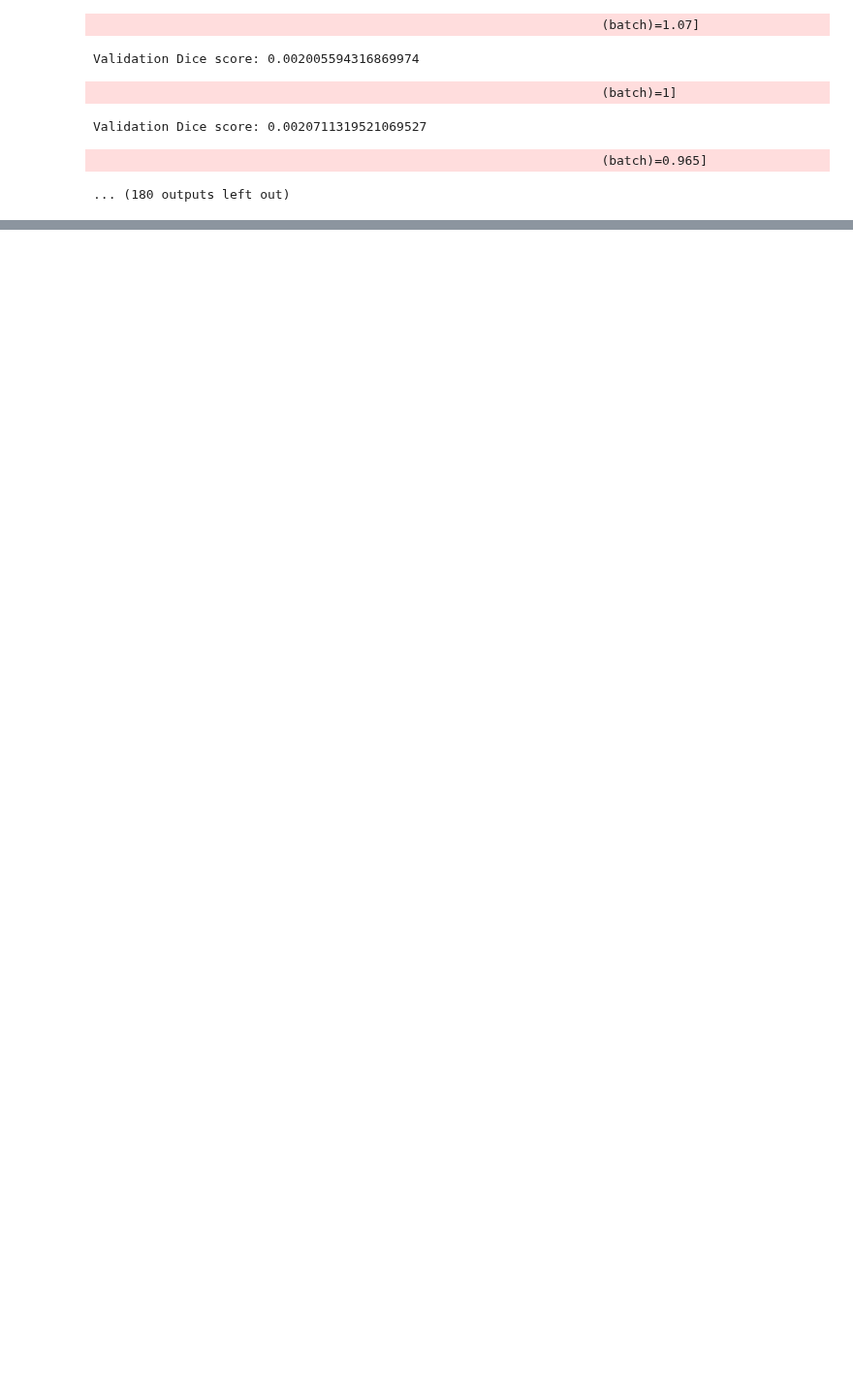
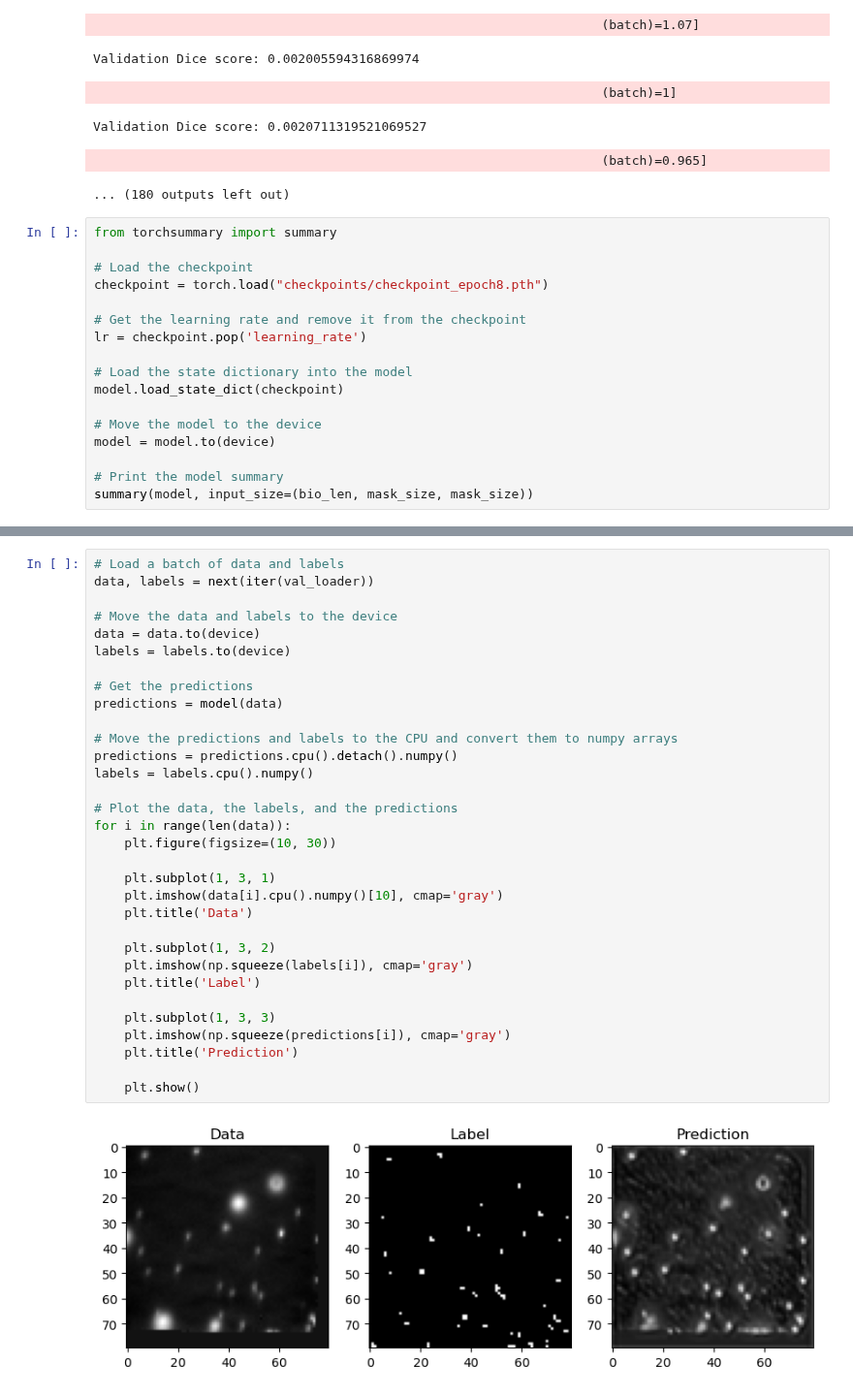
Before and after one commit to wittmajerd/U-Net-and-SRU-Net-segmentation, a Jupyter notebook: U-Net.ipynb, the cells around one changed output, grey strips where cells are left out. Shown at 97% size. Drawn from its saved outputs; the diff is of its cells as text; blank space fills up the shorter version.

Commit message:
prediction visualization

```diff
--- a/U-Net.ipynb
+++ b/U-Net.ipynb
@@ -74,3 +75,20 @@ Validation Dice score: 0.002005594316869974
 Validation Dice score: 0.0020711319521069527
                                                                    (batch)=0.965]
 ... (180 outputs left out)
+# %%
+from torchsummary import summary
+
+# Load the checkpoint
+checkpoint = torch.load("checkpoints/checkpoint_epoch8.pth")
+
+# Get the learning rate and remove it from the checkpoint
+lr = checkpoint.pop('learning_rate')
+
+# Load the state dictionary into the model
+model.load_state_dict(checkpoint)
+
+# Move the model to the device
+model = model.to(device)
+
+# Print the model summary
+summary(model, input_size=(bio_len, mask_size, mask_size))
@@ -76,0 +113,34 @@ Validation Dice score: 0.0020711319521069527
+# %%
+# Load a batch of data and labels
+data, labels = next(iter(val_loader))
+
+# Move the data and labels to the device
+data = data.to(device)
+labels = labels.to(device)
+
+# Get the predictions
+predictions = model(data)
+
+# Move the predictions and labels to the CPU and convert them to numpy arrays
+predictions = predictions.cpu().detach().numpy()
+labels = labels.cpu().numpy()
+
+# Plot the data, the labels, and the predictions
+for i in range(len(data)):
+    plt.figure(figsize=(10, 30))
+
+    plt.subplot(1, 3, 1)
+    plt.imshow(data[i].cpu().numpy()[10], cmap='gray')
+    plt.title('Data')
+
+    plt.subplot(1, 3, 2)
+    plt.imshow(np.squeeze(labels[i]), cmap='gray')
+    plt.title('Label')
+
+    plt.subplot(1, 3, 3)
+    plt.imshow(np.squeeze(predictions[i]), cmap='gray')
+    plt.title('Prediction')
+
+    plt.show()
+# %% [output]
+[figure, added]
```
Also changed, not shown: parts of 3 cells of this notebook.
